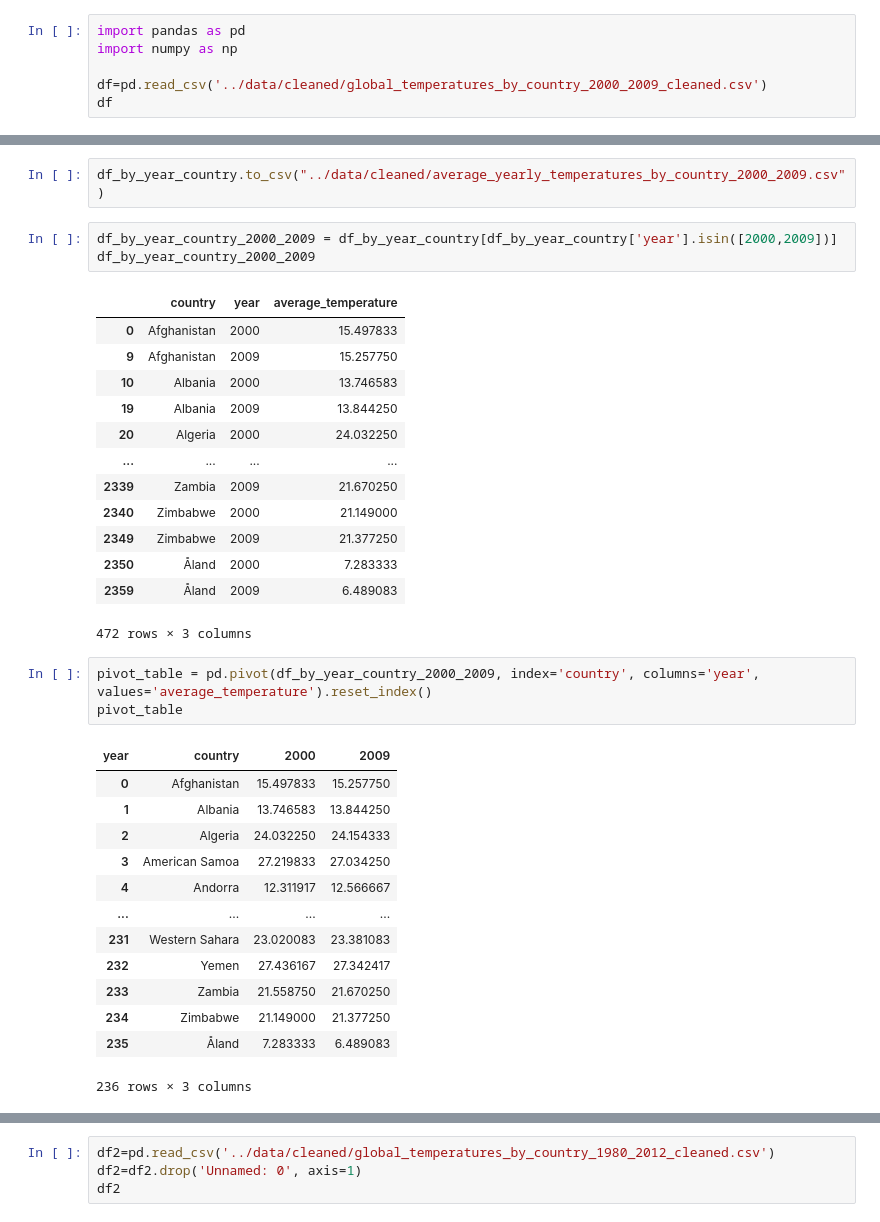
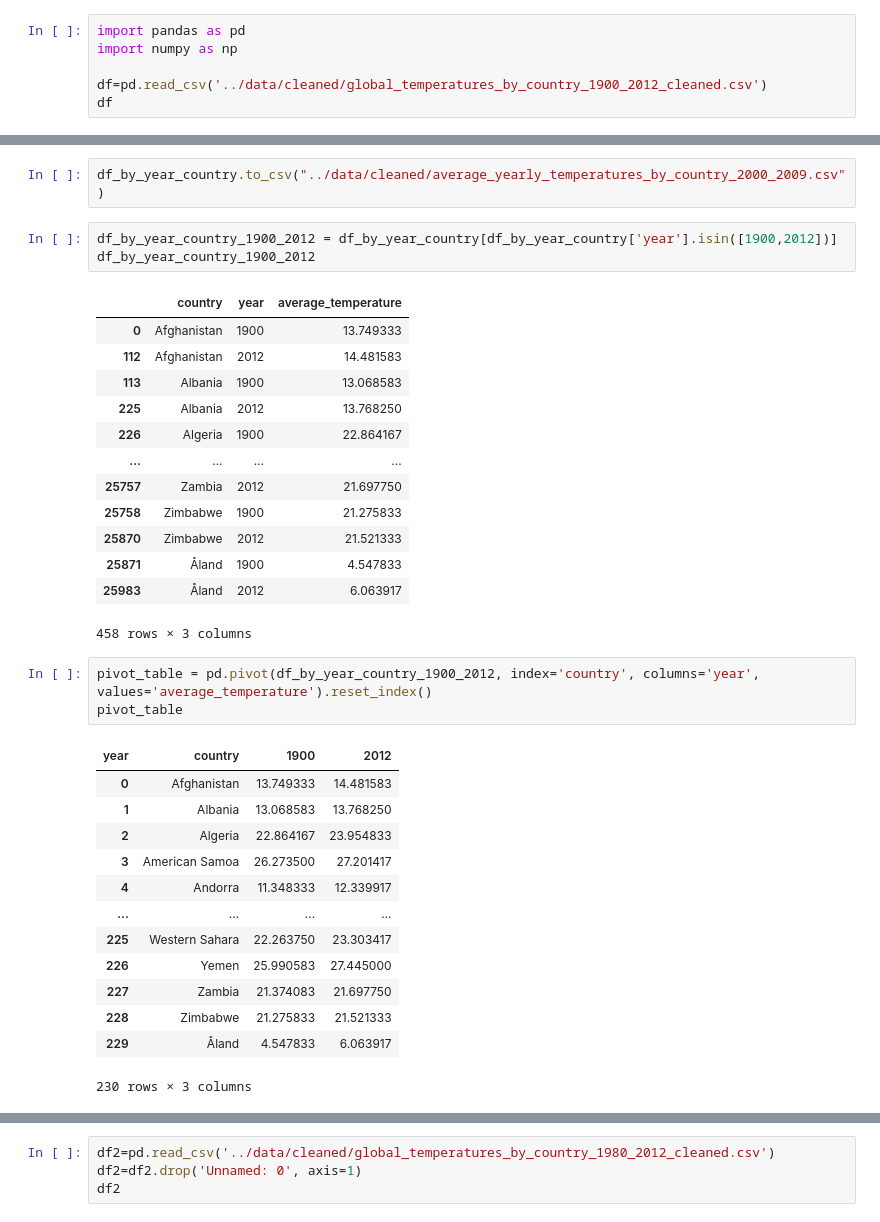
Before and after one commit to PatrickSchuetten/Climate_Change_Data_Exploration, a Jupyter notebook: notebooks/Question2.ipynb, the cells around one changed output, grey strips where cells are left out. Cells and saved outputs as stored; diff of their text form.

```diff
--- a/notebooks/Question2.ipynb
+++ b/notebooks/Question2.ipynb
@@ -2,7 +2,7 @@
 import pandas as pd
 import numpy as np
 
-df=pd.read_csv('../data/cleaned/global_temperatures_by_country_2000_2009_cleaned.csv')
+df=pd.read_csv('../data/cleaned/global_temperatures_by_country_1900_2012_cleaned.csv')
 df
 # %% [output]
 |  | Unnamed: 0 | date | average_temperature | average_temperature_unvertainty | country |
@@ -70,37 +70,37 @@ See the caveats in the documentation: https://pandas.pydata.org/pandas-docs/stab
 # %%
 df_by_year_country.to_csv("../data/cleaned/average_yearly_temperatures_by_country_2000_2009.csv")
 # %%
-df_by_year_country_2000_2009 = df_by_year_country[df_by_year_country['year'].isin([2000,2009])]
-df_by_year_country_2000_2009
+df_by_year_country_1900_2012 = df_by_year_country[df_by_year_country['year'].isin([1900,2012])]
+df_by_year_country_1900_2012
 # %% [output]
 |  | country | year | average_temperature |
-| 0 | Afghanistan | 2000 | 15.497833 |
-| 9 | Afghanistan | 2009 | 15.257750 |
-| 10 | Albania | 2000 | 13.746583 |
-| 19 | Albania | 2009 | 13.844250 |
-| 20 | Algeria | 2000 | 24.032250 |
+| 0 | Afghanistan | 1900 | 13.749333 |
+| 112 | Afghanistan | 2012 | 14.481583 |
+| 113 | Albania | 1900 | 13.068583 |
+| 225 | Albania | 2012 | 13.768250 |
+| 226 | Algeria | 1900 | 22.864167 |
 | ... | ... | ... | ... |
-| 2339 | Zambia | 2009 | 21.670250 |
-| 2340 | Zimbabwe | 2000 | 21.149000 |
-| 2349 | Zimbabwe | 2009 | 21.377250 |
-| 2350 | Åland | 2000 | 7.283333 |
-| 2359 | Åland | 2009 | 6.489083 |
+| 25757 | Zambia | 2012 | 21.697750 |
+| 25758 | Zimbabwe | 1900 | 21.275833 |
+| 25870 | Zimbabwe | 2012 | 21.521333 |
+| 25871 | Åland | 1900 | 4.547833 |
+| 25983 | Åland | 2012 | 6.063917 |
-472 rows × 3 columns
+458 rows × 3 columns
 # %%
-pivot_table = pd.pivot(df_by_year_country_2000_2009, index='country', columns='year', values='average_temperature').reset_index()
+pivot_table = pd.pivot(df_by_year_country_1900_2012, index='country', columns='year', values='average_temperature').reset_index()
 pivot_table
 # %% [output]
-| year | country | 2000 | 2009 |
-| 0 | Afghanistan | 15.497833 | 15.257750 |
-| 1 | Albania | 13.746583 | 13.844250 |
-| 2 | Algeria | 24.032250 | 24.154333 |
-| 3 | American Samoa | 27.219833 | 27.034250 |
-| 4 | Andorra | 12.311917 | 12.566667 |
+| year | country | 1900 | 2012 |
+| 0 | Afghanistan | 13.749333 | 14.481583 |
+| 1 | Albania | 13.068583 | 13.768250 |
+| 2 | Algeria | 22.864167 | 23.954833 |
+| 3 | American Samoa | 26.273500 | 27.201417 |
+| 4 | Andorra | 11.348333 | 12.339917 |
 | ... | ... | ... | ... |
-| 231 | Western Sahara | 23.020083 | 23.381083 |
-| 232 | Yemen | 27.436167 | 27.342417 |
-| 233 | Zambia | 21.558750 | 21.670250 |
-| 234 | Zimbabwe | 21.149000 | 21.377250 |
-| 235 | Åland | 7.283333 | 6.489083 |
+| 225 | Western Sahara | 22.263750 | 23.303417 |
+| 226 | Yemen | 25.990583 | 27.445000 |
+| 227 | Zambia | 21.374083 | 21.697750 |
+| 228 | Zimbabwe | 21.275833 | 21.521333 |
+| 229 | Åland | 4.547833 | 6.063917 |
-236 rows × 3 columns
+230 rows × 3 columns
 # %%
```
Also changed, not shown: parts of 6 cells of this notebook, 3 other files.
